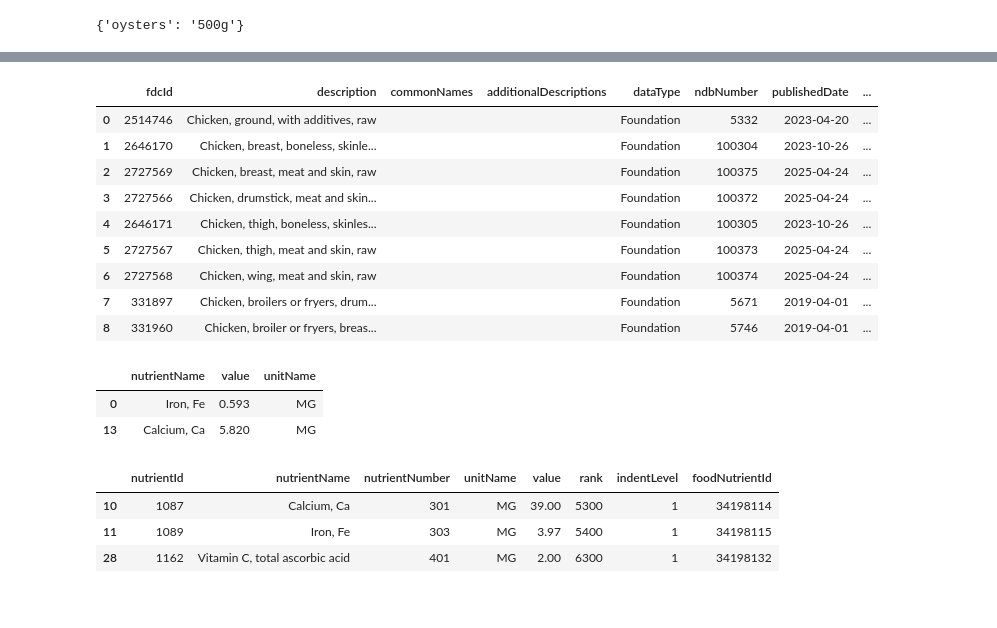
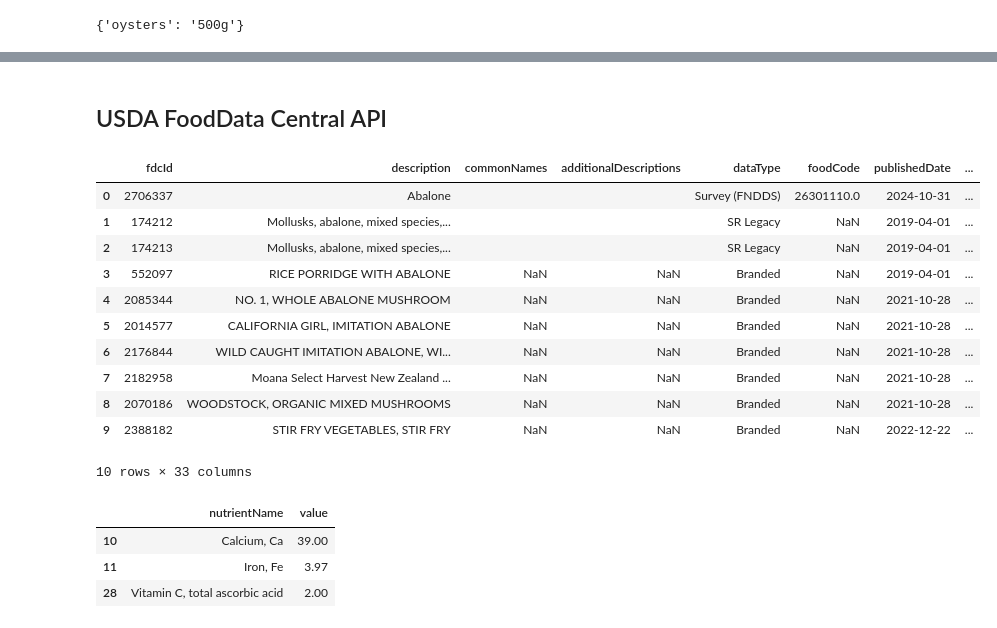
Before and after one commit to chelseanbr/smolvlm-nutrition-vqa, a Jupyter notebook: notebooks/01-get-iron.ipynb, the cells around one changed output, grey strips where cells are left out. Drawn from its saved outputs; the diff is of its cells as text; code cells hidden in the pictures.

Commit message:
get usda data in progress

```diff
--- a/notebooks/01-get-iron.ipynb
+++ b/notebooks/01-get-iron.ipynb
@@ -108,3 +134,5 @@ ingredients_df
+# %% [markdown]
+## USDA FoodData Central API
 # %%
 # Load and get api key from .env
 load_dotenv()
@@ -118,31 +142,35 @@ ingredients_test = ['abalone', 'chicken', 'tuna']
 # %%
 # Search for food
-ingredient = 'chicken'
+ingredient = 'abalone'
 food_query = ingredient
 r = requests.get(f'https://api.nal.usda.gov/fdc/v1/foods/search?api_key={api_key}&query={food_query}&dataType=Foundation')
 data = r.json()
 data_df = pd.DataFrame.from_dict(data['foods'])
 if len(data_df) == 0:  # Data not found
     r = requests.get(f'https://api.nal.usda.gov/fdc/v1/foods/search?api_key={api_key}&query={food_query}')
     data = r.json()
     data_df = pd.DataFrame.from_dict(data['foods'])
 data_df
 # %% [output]
-|  | fdcId | description | commonNames | additionalDescriptions | dataType | ndbNumber | publishedDate | ... |
-| 0 | 2514746 | Chicken, ground, with additives, raw |  |  | Foundation | 5332 | 2023-04-20 | ... |
-| 1 | 2646170 | Chicken, breast, boneless, skinle... |  |  | Foundation | 100304 | 2023-10-26 | ... |
-| 2 | 2727569 | Chicken, breast, meat and skin, raw |  |  | Foundation | 100375 | 2025-04-24 | ... |
-| 3 | 2727566 | Chicken, drumstick, meat and skin... |  |  | Foundation | 100372 | 2025-04-24 | ... |
-| 4 | 2646171 | Chicken, thigh, boneless, skinles... |  |  | Foundation | 100305 | 2023-10-26 | ... |
-| 5 | 2727567 | Chicken, thigh, meat and skin, raw |  |  | Foundation | 100373 | 2025-04-24 | ... |
-| 6 | 2727568 | Chicken, wing, meat and skin, raw |  |  | Foundation | 100374 | 2025-04-24 | ... |
-| 7 | 331897 | Chicken, broilers or fryers, drum... |  |  | Foundation | 5671 | 2019-04-01 | ... |
-| 8 | 331960 | Chicken, broiler or fryers, breas... |  |  | Foundation | 5746 | 2019-04-01 | ... |
+|  | fdcId | description | commonNames | additionalDescriptions | dataType | foodCode | publishedDate | ... |
+| 0 | 2706337 | Abalone |  |  | Survey (FNDDS) | 26301110.0 | 2024-10-31 | ... |
+| 1 | 174212 | Mollusks, abalone, mixed species,... |  |  | SR Legacy | NaN | 2019-04-01 | ... |
+| 2 | 174213 | Mollusks, abalone, mixed species,... |  |  | SR Legacy | NaN | 2019-04-01 | ... |
+| 3 | 552097 | RICE PORRIDGE WITH ABALONE | NaN | NaN | Branded | NaN | 2019-04-01 | ... |
+| 4 | 2085344 | NO. 1, WHOLE ABALONE MUSHROOM | NaN | NaN | Branded | NaN | 2021-10-28 | ... |
+| 5 | 2014577 | CALIFORNIA GIRL, IMITATION ABALONE | NaN | NaN | Branded | NaN | 2021-10-28 | ... |
+| 6 | 2176844 | WILD CAUGHT IMITATION ABALONE, WI... | NaN | NaN | Branded | NaN | 2021-10-28 | ... |
+| 7 | 2182958 | Moana Select Harvest New Zealand ... | NaN | NaN | Branded | NaN | 2021-10-28 | ... |
+| 8 | 2070186 | WOODSTOCK, ORGANIC MIXED MUSHROOMS | NaN | NaN | Branded | NaN | 2021-10-28 | ... |
+| 9 | 2388182 | STIR FRY VEGETABLES, STIR FRY | NaN | NaN | Branded | NaN | 2022-12-22 | ... |
+10 rows × 33 columns
 # %%
+# Get food nutrients
 nutrients = pd.DataFrame(data_df.iloc[0]['foodNutrients'])
-nutrients = nutrients.loc[nutrients['nutrientId'].isin([1087, 1089, 1162])][['nutrientName', 'value', 'unitName']]
+nutrients = nutrients.loc[nutrients['nutrientName'].isin(nutrient_names)][['nutrientName', 'value']]
 nutrients
 # %% [output]
-|  | nutrientName | value | unitName |
-| 0 | Iron, Fe | 0.593 | MG |
-| 13 | Calcium, Ca | 5.820 | MG |
+|  | nutrientName | value |
+| 10 | Calcium, Ca | 39.00 |
+| 11 | Iron, Fe | 3.97 |
+| 28 | Vitamin C, total ascorbic acid | 2.00 |
@@ -157,7 +176,0 @@ else:  # Data not found
-# %%
-nutrients
-# %% [output]
-|  | nutrientId | nutrientName | nutrientNumber | unitName | value | rank | indentLevel | foodNutrientId |
-| 10 | 1087 | Calcium, Ca | 301 | MG | 39.00 | 5300 | 1 | 34198114 |
-| 11 | 1089 | Iron, Fe | 303 | MG | 3.97 | 5400 | 1 | 34198115 |
-| 28 | 1162 | Vitamin C, total ascorbic acid | 401 | MG | 2.00 | 6300 | 1 | 34198132 |
```
Also changed, not shown: parts of 8 cells of this notebook, 1 other file.
